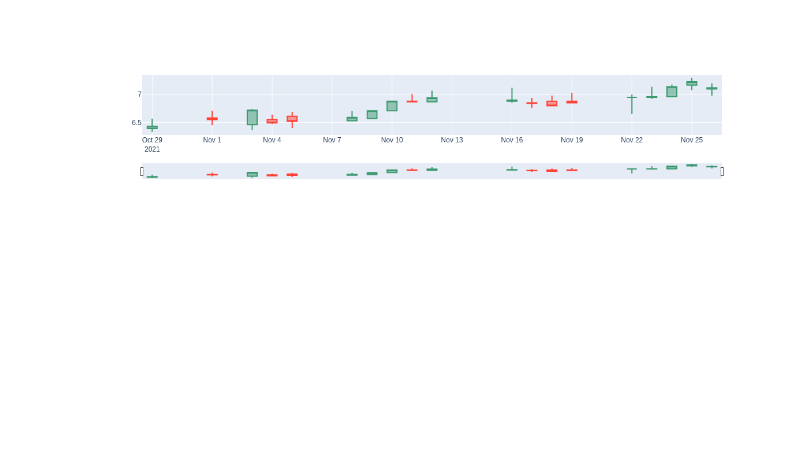
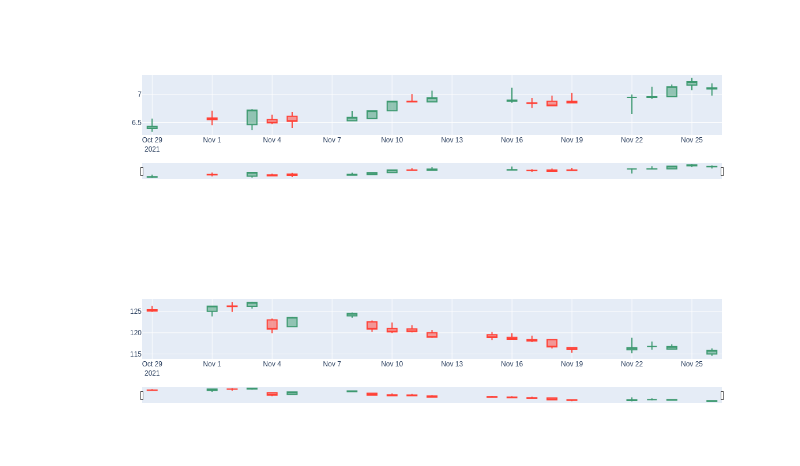
Before and after one commit to DataScience-2021/Analytics-Vidhya, a Jupyter notebook: Web-App-Streamlit/Web-App.ipynb, the cells around one changed output. Saved outputs shown, nothing was run; the diff lists cells and outputs as text; code cells hidden in the pictures; blank space fills up the shorter version.

```diff
--- a/Web-App-Streamlit/Web-App.ipynb
+++ b/Web-App-Streamlit/Web-App.ipynb
@@ -109,3 +136,7 @@ fig
 # %% [output]
 [interactive output not drawn]
 [figure]
+# %%
+fig #IBM US
+# %% [output]
+[figure, added]
```
Also changed, not shown: parts of 9 cells of this notebook, 5 other files.
